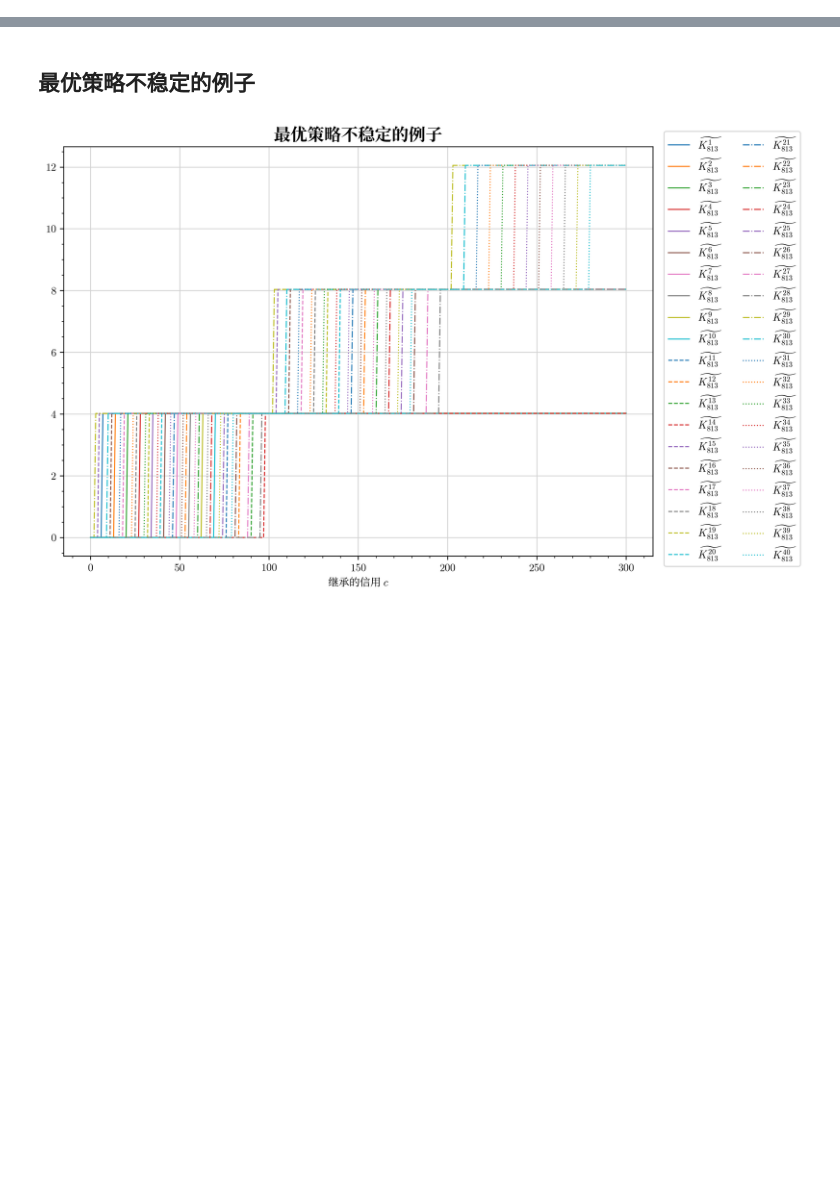
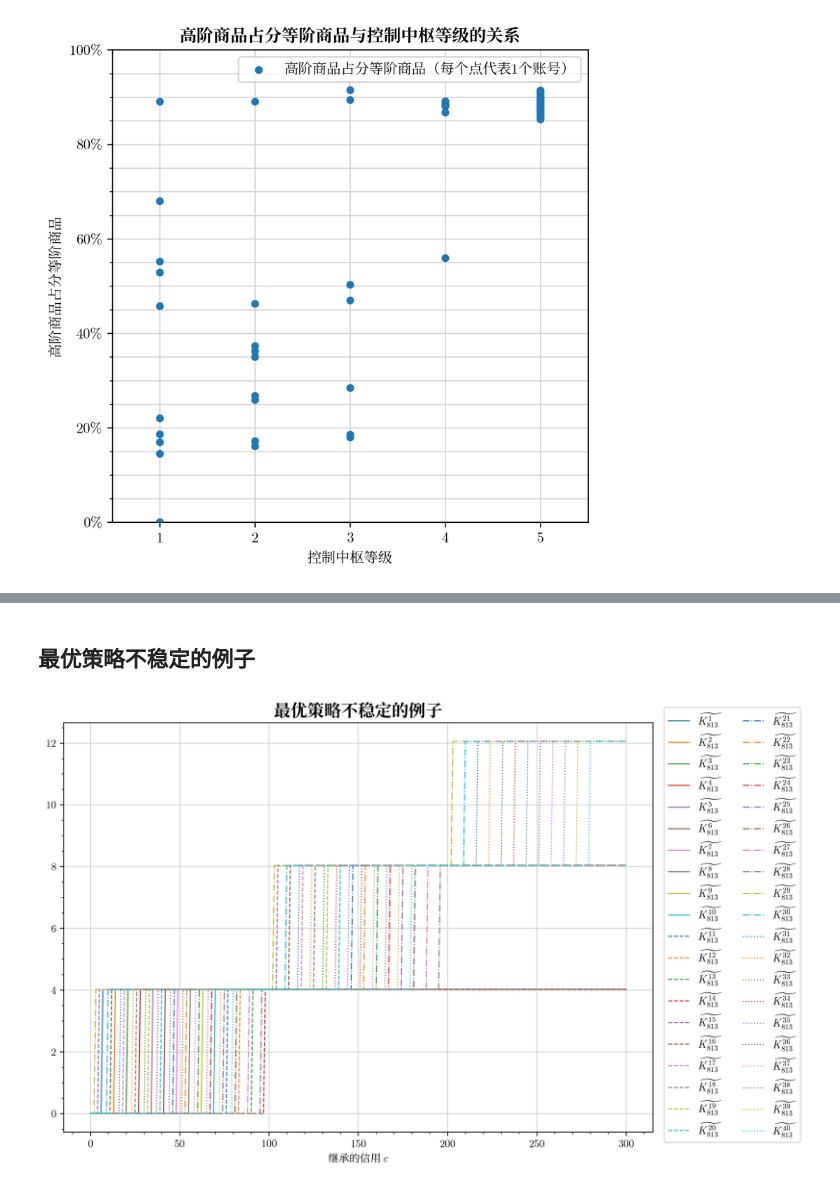
Before and after one commit to BiologyHazard/credit-store-optimizer, a Jupyter notebook: 杂项.ipynb, the cells around one changed output, grey strips where cells are left out. Saved outputs shown, nothing was run; the diff lists cells and outputs as text; code cells hidden in the pictures; blank space fills up the shorter version.

```diff
--- a/杂项.ipynb
+++ b/杂项.ipynb
@@ -19,3 +123,22 @@ plt.rcParams["axes.titleweight"] = "bold"
+# %%
+data = pd.read_csv(StringIO(data_str), sep="\t")
+# 将“高阶商品占分等阶商品”列去掉百分号并转为浮点数
+data["高阶商品占分等阶商品"] = data["高阶商品占分等阶商品"].str.rstrip("%").astype(float) / 100
+
+plt.figure(figsize=(6, 6))
+plt.scatter(data["控制中枢等级"], data["高阶商品占分等阶商品"], s=20, label="高阶商品占分等阶商品（每个点代表1个账号）", zorder=100)
+plt.xlabel("控制中枢等级", family=["Source Han Serif SC"])
+plt.ylabel("高阶商品占分等阶商品", family=["Source Han Serif SC"])
+plt.xlim(0.5, 5.5)
+plt.ylim(0, 1)
+plt.gca().yaxis.set_major_formatter(PercentFormatter(1.0))
+plt.title("高阶商品占分等阶商品与控制中枢等级的关系", family=["Source Han Serif SC"])
+plt.legend(prop={"family": ["CMU Serif", "Source Han Serif SC"]})
+plt.gca().yaxis.minorticks_on()
+plt.grid(color='lightgray', which='both')
+plt.savefig("figures/高阶商品占分等阶商品与控制中枢等级的关系.png", bbox_inches='tight')
+# %% [output]
+[figure, added]
 # %%
 最优购买策略 = 不同购买策略的比较["考虑天数为 N = 11 时的信用交易所最优购买策略"]
 从左到右购买策略 = 不同购买策略的比较["从左到右购买，直到不能购买为止策略"]
```
Also changed, not shown: parts of 5 cells of this notebook, 43 other files.
